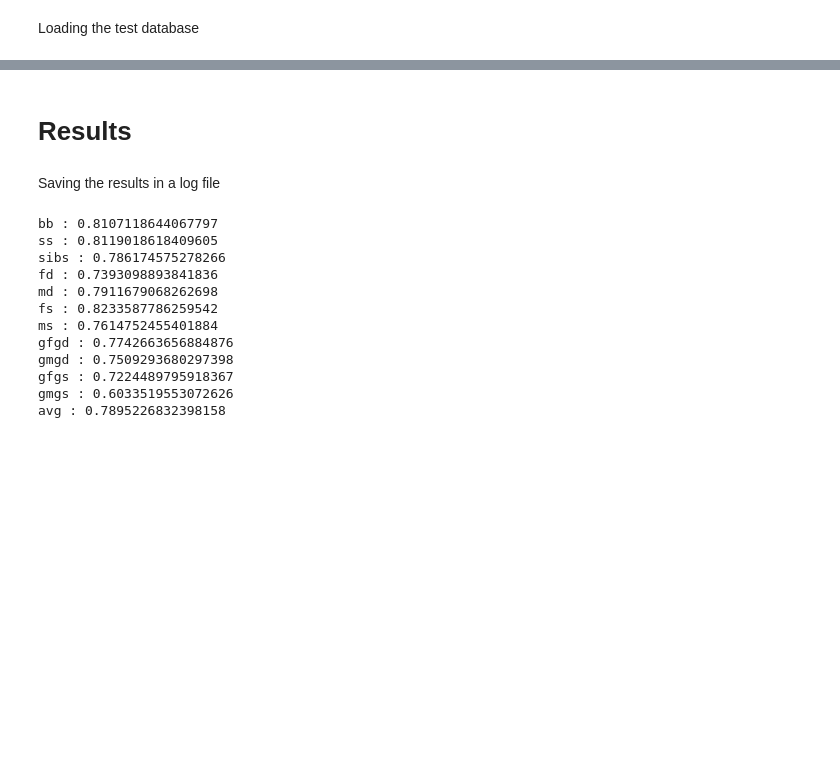
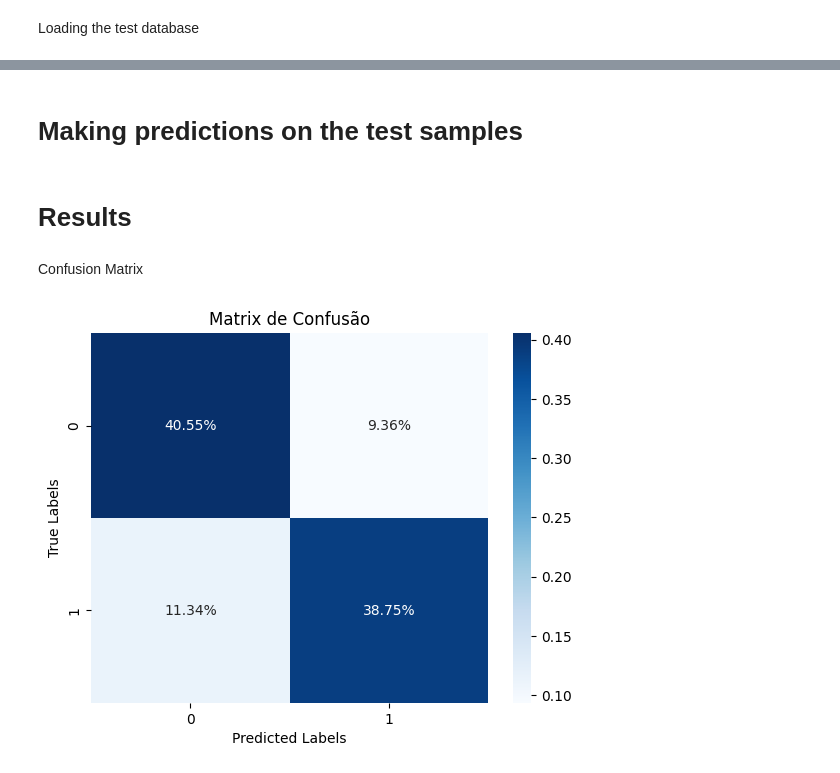
Before and after one commit to vitalwarley/research, a Jupyter notebook: notebooks/rfiw_track1_test.ipynb, the cells around one changed output, grey strips where cells are left out. Saved outputs shown, nothing was run; the diff lists cells and outputs as text; code cells hidden in the pictures; blank space fills up the shorter version.

Commit message:
#37 Update test data and begin error analysis

```diff
--- a/notebooks/rfiw_track1_test.ipynb
+++ b/notebooks/rfiw_track1_test.ipynb
@@ -2,16 +2,21 @@
 # Setup
 # %%
 import numpy as np
+import pandas as pd
 import gc
 import torch
 from keras.preprocessing import image
 import os
+import seaborn as sns
+import matplotlib.pyplot as plt
 from tqdm import tqdm
 
 os.chdir('../rfiw2021')
 
 from Track1.models import Net
 from Track1.utils import *
+
+sns.set_palette("dark")
 # %% [markdown]
 Defining constants
 # %%
@@ -54,3 +54,5 @@ for now in test_samples:
+# %% [markdown]
+# Making predictions on the test samples
 # %%
 def read_image(path):
     img = image.load_img(f"{FILE}/{path}", target_size=(112, 112))
@@ -101,20 +104,24 @@ with torch.no_grad():
 # %% [markdown]
 # Results
-# %% [markdown]
-Saving the results in a log file
-# %%
-for key in res:
-    mylog(key, ':', res[key][1] / res[key][0], path='testando')
-# %% [output]
-bb : 0.8107118644067797
-ss : 0.8119018618409605
-sibs : 0.786174575278266
-fd : 0.7393098893841836
-md : 0.7911679068262698
-fs : 0.8233587786259542
-ms : 0.7614752455401884
-gfgd : 0.7742663656884876
-gmgd : 0.7509293680297398
-gfgs : 0.7224489795918367
-gmgs : 0.6033519553072626
-avg : 0.7895226832398158
+# %%
+results = pd.read_csv('../notebooks/data/test_rfiw2021.csv')
+FP = results[results['pred'] == 1][results['is_kin'] == 0]
+FN = results[results['pred'] == 0][results['is_kin'] == 1]
+TP = results[results['pred'] == 1][results['is_kin'] == 1]
+TN = results[results['pred'] == 0][results['is_kin'] == 0]
+# %% [markdown]
+Confusion Matrix
+# %%
+from sklearn.metrics import confusion_matrix
+
+cm = confusion_matrix(results['is_kin'], results['pred'], normalize='all')
+
+ax = sns.heatmap(cm, annot=True, cmap='Blues', fmt=".2%")
+
+ax.set_xlabel("Predicted Labels")
+ax.set_ylabel("True Labels")
+
+plt.title('Matrix de Confusão')
+plt.show()
+# %% [output]
+[figure, added]
```
Also changed, not shown: parts of 13 cells of this notebook.
